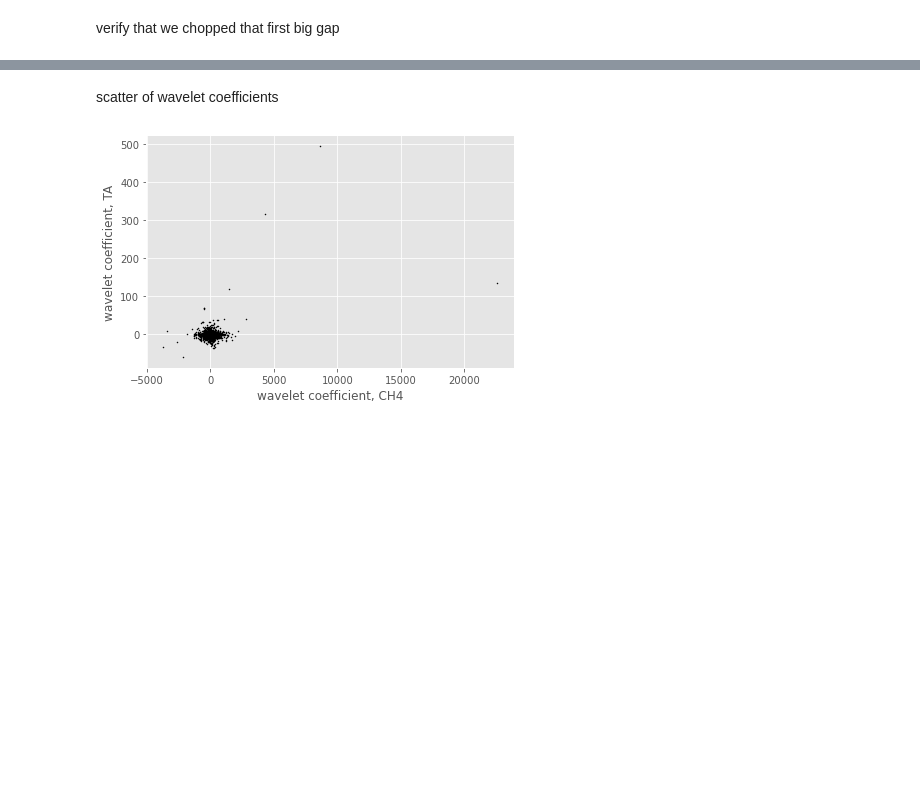
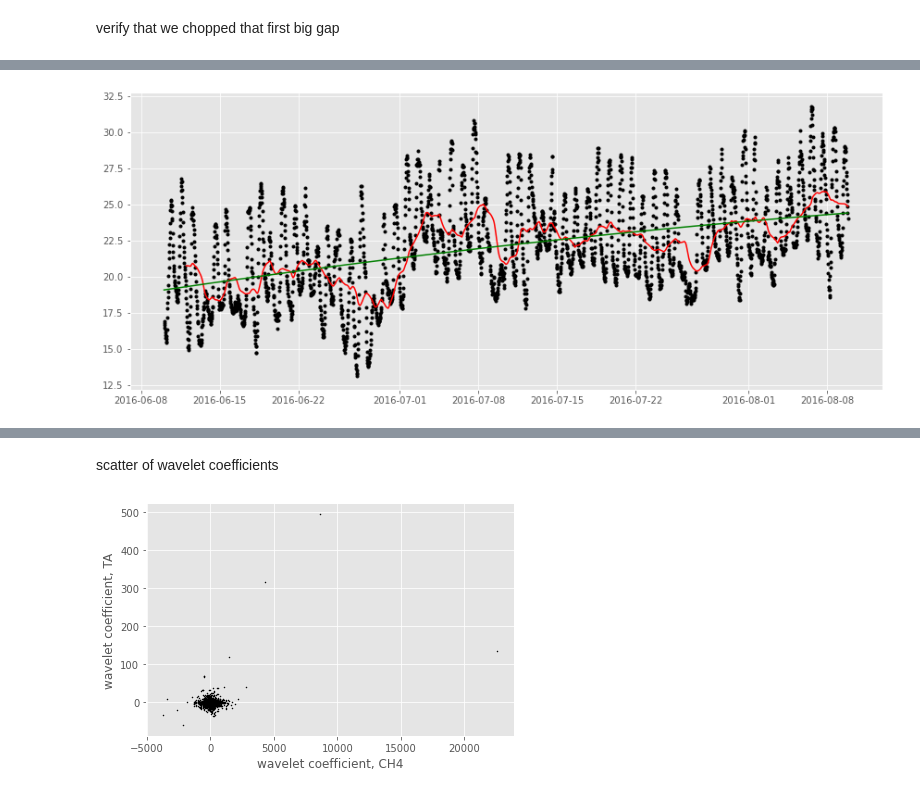
Before and after one commit to ottobriner/wavelet-partition, a Jupyter notebook: wavelet-partition.ipynb, the cells around one changed output, grey strips where cells are left out. Cells and saved outputs as stored; diff of their text form; code cells hidden in the pictures; blank space fills up the shorter version.

```diff
--- a/wavelet-partition.ipynb
+++ b/wavelet-partition.ipynb
@@ -108,0 +152,9 @@ plt.tight_layout()
+# %%
+fig, ax = plt.subplots(figsize=(12,5))
+ax.plot(dfw['date'], dfw['TA_F'], 'k.',
+        dfw['date'], dfw['TA_F'].rolling(96).mean(), 'r-',
+        dfw['date'], ypT, 'g-')
+
+plt.tight_layout()
+# %% [output]
+[figure, added]
```
Also changed, not shown: parts of 38 cells of this notebook.
